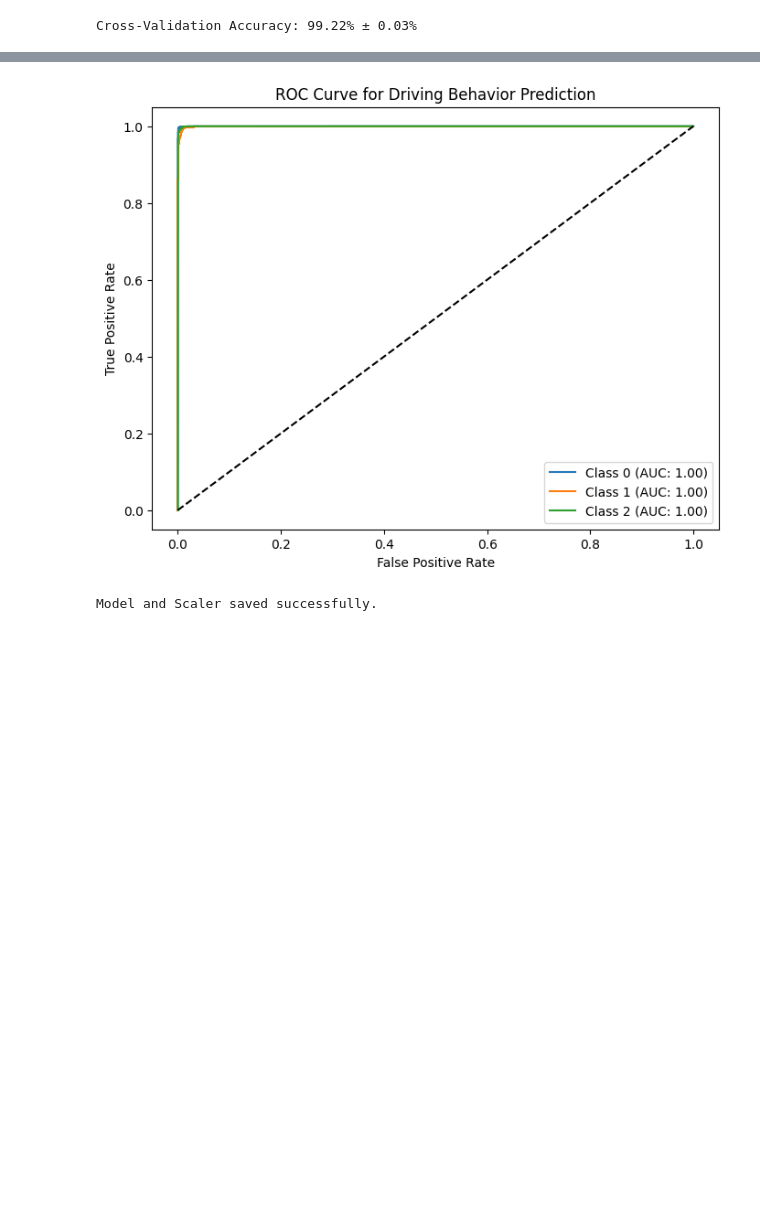
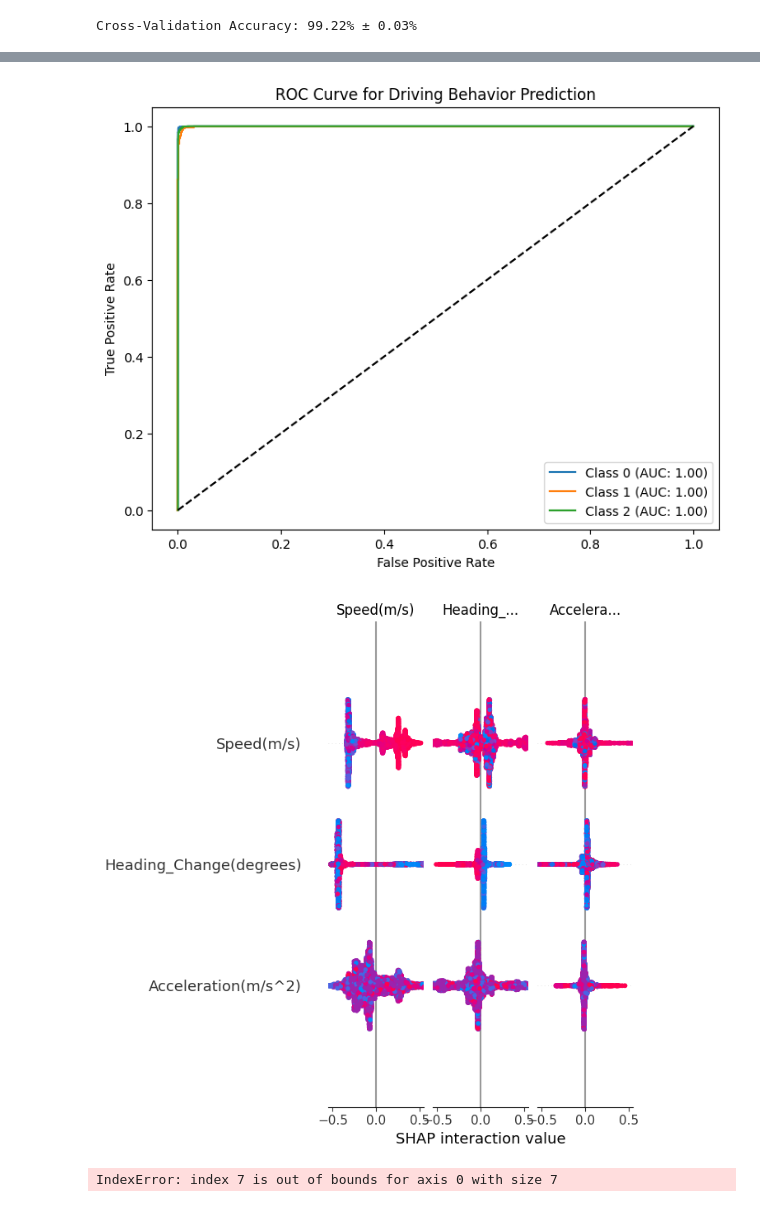
Before and after one commit to goswamiAnushka/DriveIQ_main, a Jupyter notebook: DriveIQ/ml_model/notebooks/model_training.ipynb, the cells around one changed output, grey strips where cells are left out. Cells and saved outputs as stored; diff of their text form; code cells hidden in the pictures; blank space fills up the shorter version.

```diff
--- a/DriveIQ/ml_model/notebooks/model_training.ipynb
+++ b/DriveIQ/ml_model/notebooks/model_training.ipynb
@@ -9,6 +9,7 @@ from sklearn.ensemble import RandomForestClassifier
 from sklearn.metrics import accuracy_score, confusion_matrix, classification_report, roc_auc_score, roc_curve
 from sklearn.preprocessing import StandardScaler
 import pickle
+import shap
 
 # Set up paths for saving models and scalers
 model_directory = '../models'
@@ -131,7 +132,7 @@ plt.xlabel('Fold')
 plt.ylabel('Accuracy')
 plt.show()
 
-# 7. ROC Curves (Optional, but useful for classification problems)
+# 7. ROC Curves
 y_prob = best_rf_model.predict_proba(X_test_scaled)
 fpr = {}
 tpr = {}
@@ -145,31 +146,58 @@ plt.figure(figsize=(8,6))
 for i in range(3):
     plt.plot(fpr[i], tpr[i], label=f'Class {i} (AUC: {roc_auc[i]:.2f})')
 plt.plot([0, 1], [0, 1], 'k--')
 plt.xlabel('False Positive Rate')
 plt.ylabel('True Positive Rate')
 plt.title('ROC Curve for Driving Behavior Prediction')
 plt.legend(loc='best')
 plt.show()
 
+# ---------- SHAP Visualizations for Interpretability ---------- #
+explainer = shap.TreeExplainer(best_rf_model)
+
+# Compute SHAP values for the test set
+shap_values = explainer.shap_values(X_test_scaled)
+
+# 1. Summary Plot (Global Interpretability)
+shap.summary_plot(shap_values, X_test, feature_names=X.columns)
+
+# 2. Dependence Plot for Specific Feature
+feature_name = 'Speed(m/s)'
+if feature_name in X.columns:
+    shap.dependence_plot(feature_name, shap_values[1], X_test, feature_names=X.columns)
+else:
+    print(f"Feature '{feature_name}' not found in dataset.")
+
+# 3. Force Plot (Local Interpretability)
+sample_index = 0
+shap.force_plot(
+    explainer.expected_value[1],
+    shap_values[1][sample_index, :],
+    X_test.iloc[sample_index, :],
+    feature_names=X.columns,
+    matplotlib=True
+)
+
 # ---------- Save Model and Scalability ---------- #
 print("Model and Scaler saved successfully.")
 # %% [output]
 Best Hyperparameters:  {'n_estimators': 150, 'min_samples_split': 5, 'min_samples_leaf': 1, 'max_features': 'log2', 'max_depth': 20}
 Test Accuracy: 99.13%
 Classification Report:
               precision    recall  f1-score   support
 
        Risky       1.00      1.00      1.00      4187
     Moderate       0.98      0.97      0.98      1443
         Safe       0.99      0.99      0.99      2632
 
     accuracy                           0.99      8262
    macro avg       0.99      0.99      0.99      8262
 weighted avg       0.99      0.99      0.99      8262
 [figure]
 [figure]
 [figure]
 Cross-Validation Accuracy: 99.22% ± 0.03%
 [figure]
 [figure]
+[figure, added]
-Model and Scaler saved successfully.
+IndexError: index 7 is out of bounds for axis 0 with size 7
```
Also changed, not shown: 16 other files.
